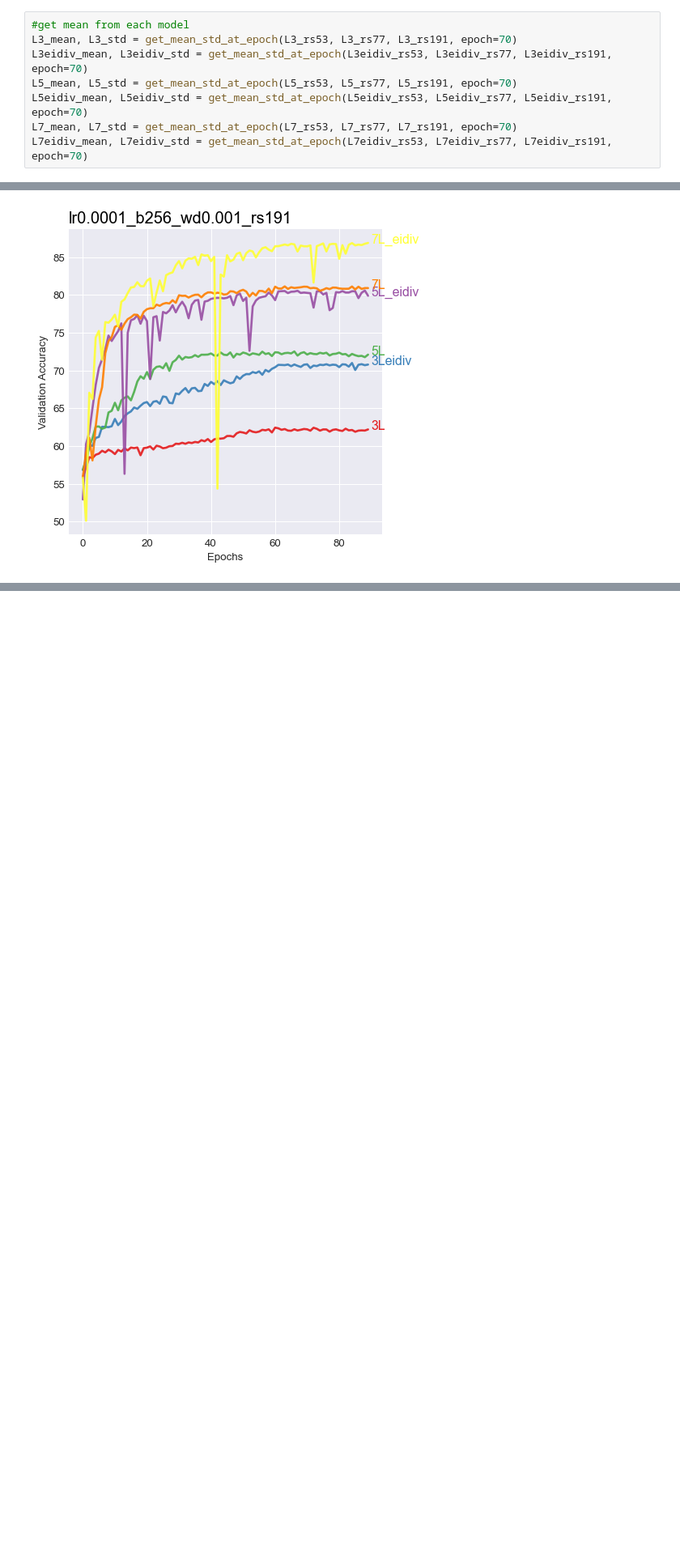
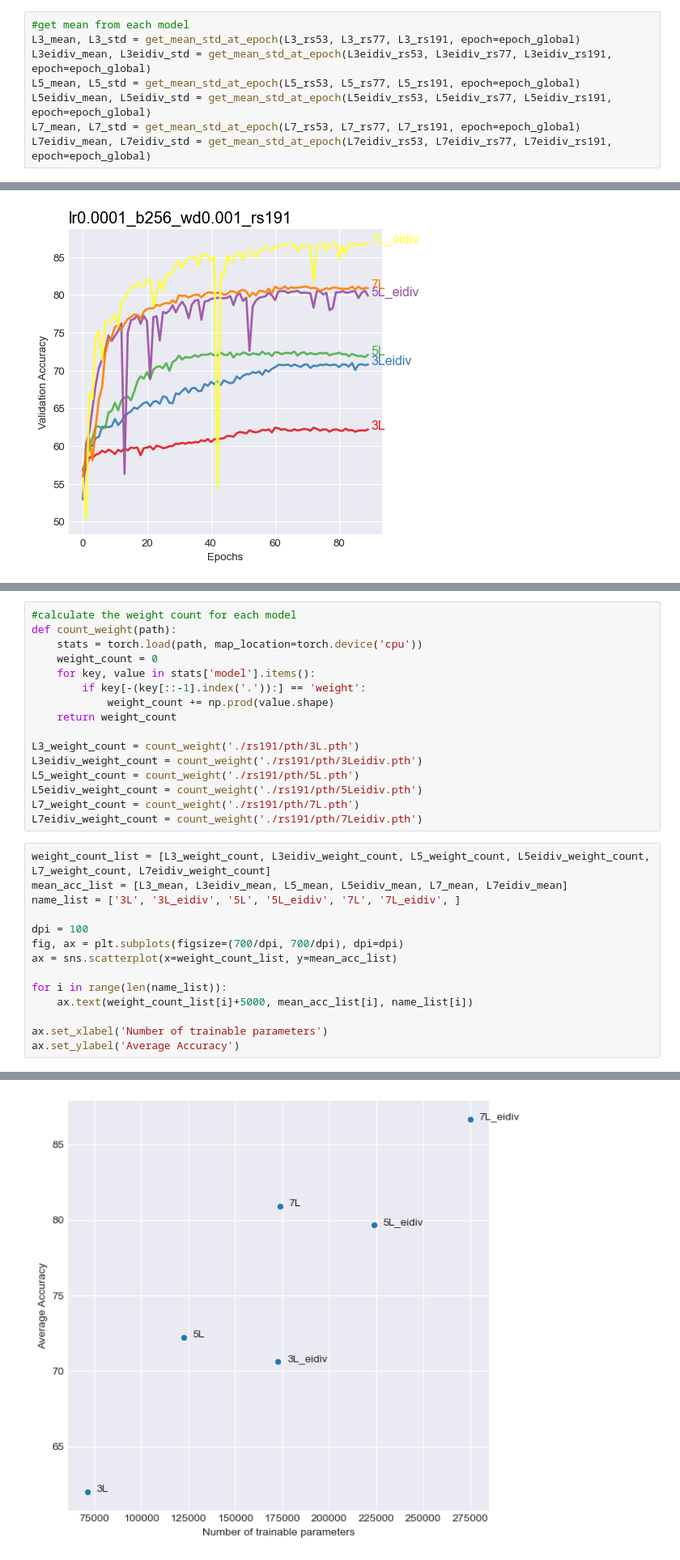
Before and after one commit to hiyuantang/marked_long, a Jupyter notebook: results/vis.ipynb, the cells around one changed output, grey strips where cells are left out. Shown: that part at 81% size. Cells and saved outputs as stored; diff of their text form; blank space fills up the shorter version.

```diff
--- a/results/vis.ipynb
+++ b/results/vis.ipynb
@@ -69,12 +70,12 @@ L7_rs191 = get_val_results_addtodata('./rs191/7L.txt')
 L7eidiv_rs191 = get_val_results_addtodata('./rs191/7Leidiv.txt')
 # %%
 #get mean from each model
-L3_mean, L3_std = get_mean_std_at_epoch(L3_rs53, L3_rs77, L3_rs191, epoch=70)
-L3eidiv_mean, L3eidiv_std = get_mean_std_at_epoch(L3eidiv_rs53, L3eidiv_rs77, L3eidiv_rs191, epoch=70)
-L5_mean, L5_std = get_mean_std_at_epoch(L5_rs53, L5_rs77, L5_rs191, epoch=70)
-L5eidiv_mean, L5eidiv_std = get_mean_std_at_epoch(L5eidiv_rs53, L5eidiv_rs77, L5eidiv_rs191, epoch=70)
-L7_mean, L7_std = get_mean_std_at_epoch(L7_rs53, L7_rs77, L7_rs191, epoch=70)
-L7eidiv_mean, L7eidiv_std = get_mean_std_at_epoch(L7eidiv_rs53, L7eidiv_rs77, L7eidiv_rs191, epoch=70)
+L3_mean, L3_std = get_mean_std_at_epoch(L3_rs53, L3_rs77, L3_rs191, epoch=epoch_global)
+L3eidiv_mean, L3eidiv_std = get_mean_std_at_epoch(L3eidiv_rs53, L3eidiv_rs77, L3eidiv_rs191, epoch=epoch_global)
+L5_mean, L5_std = get_mean_std_at_epoch(L5_rs53, L5_rs77, L5_rs191, epoch=epoch_global)
+L5eidiv_mean, L5eidiv_std = get_mean_std_at_epoch(L5eidiv_rs53, L5eidiv_rs77, L5eidiv_rs191, epoch=epoch_global)
+L7_mean, L7_std = get_mean_std_at_epoch(L7_rs53, L7_rs77, L7_rs191, epoch=epoch_global)
+L7eidiv_mean, L7eidiv_std = get_mean_std_at_epoch(L7eidiv_rs53, L7eidiv_rs77, L7eidiv_rs191, epoch=epoch_global)
 # %%
 acc_list = np.array([L3_rs53, L3eidiv_rs53, L5_rs53, L5eidiv_rs53, L7_rs53, L7eidiv_rs53], dtype=object)
 name_list = np.array(['3L', '3L_eidiv', '5L', '5L_eidiv', '7L', '7L_eidiv'])
@@ -104,3 +105,34 @@ ax.set_title('Comparing accuracy on MarkedLong', fontsize=15)
 # %% [output]
 Text(0.5, 1.0, 'Comparing accuracy on MarkedLong')
 [figure]
+# %%
+#calculate the weight count for each model
+def count_weight(path):
+    stats = torch.load(path, map_location=torch.device('cpu'))
+    weight_count = 0
+    for key, value in stats['model'].items():
+        if key[-(key[::-1].index('.')):] == 'weight':
+            weight_count += np.prod(value.shape)
+    return weight_count
+
+L3_weight_count = count_weight('./rs191/pth/3L.pth')
+L3eidiv_weight_count = count_weight('./rs191/pth/3Leidiv.pth')
+L5_weight_count = count_weight('./rs191/pth/5L.pth')
+L5eidiv_weight_count = count_weight('./rs191/pth/5Leidiv.pth')
+L7_weight_count = count_weight('./rs191/pth/7L.pth')
+L7eidiv_weight_count = count_weight('./rs191/pth/7Leidiv.pth')
+# %%
+weight_count_list = [L3_weight_count, L3eidiv_weight_count, L5_weight_count, L5eidiv_weight_count, L7_weight_count, L7eidiv_weight_count]
+mean_acc_list = [L3_mean, L3eidiv_mean, L5_mean, L5eidiv_mean, L7_mean, L7eidiv_mean]
+name_list = ['3L', '3L_eidiv', '5L', '5L_eidiv', '7L', '7L_eidiv', ]
+
+dpi = 100
+fig, ax = plt.subplots(figsize=(700/dpi, 700/dpi), dpi=dpi)
+ax = sns.scatterplot(x=weight_count_list, y=mean_acc_list)
+
+for i in range(len(name_list)):
+    ax.text(weight_count_list[i]+5000, mean_acc_list[i], name_list[i])
+
+ax.set_xlabel('Number of trainable parameters')
+ax.set_ylabel('Average Accuracy')
+# %% [output]
@@ -106,0 +140 @@ Text(0.5, 1.0, 'Comparing accuracy on MarkedLong')
+[figure, added]
```
Also changed, not shown: parts of 2 cells of this notebook, 6 other files.
